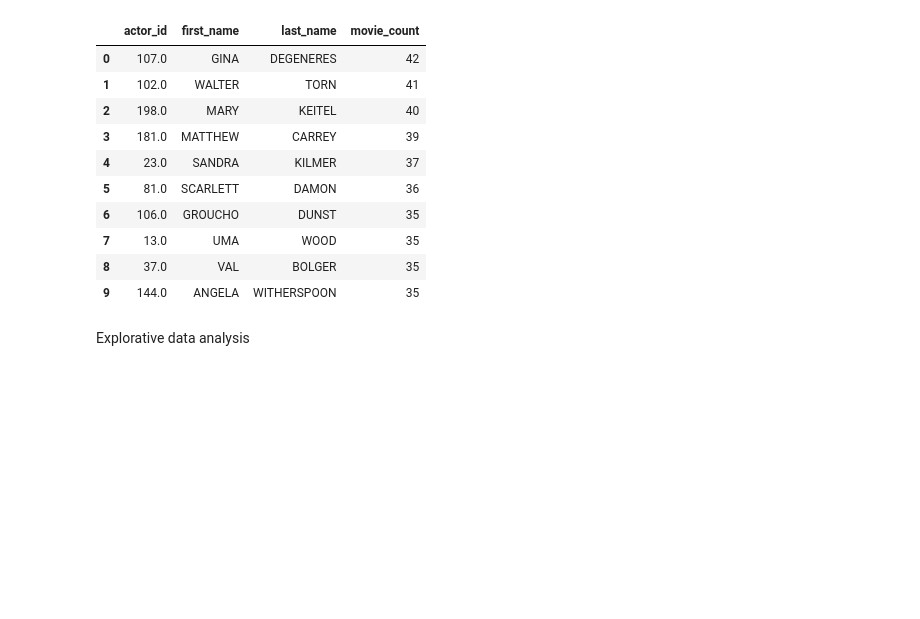
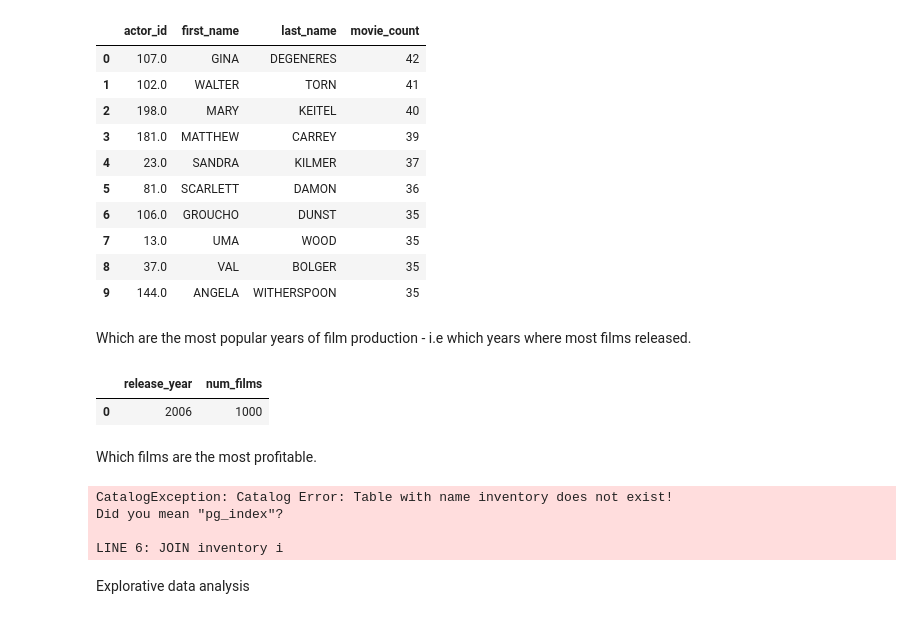
Before and after one commit to revisiting25/movie_lab, a Jupyter notebook: movie_analytics.ipynb, the cells around one changed output. Cells and saved outputs as stored; diff of their text form; code cells hidden in the pictures; blank space fills up the shorter version.

Commit message:
add profit analysis

```diff
--- a/movie_analytics.ipynb
+++ b/movie_analytics.ipynb
@@ -16,6 +16,10 @@ with duckdb.connect(duckdb_path) as conn, open("sql/load_sakila.sql") as ingest_
     films = conn.sql("FROM film;").df() #films table are now loaded into a pandas dataframe films
     actors = conn.sql("FROM actor;").df() #actors table are now loaded into a pandas dataframe actors
     film_actors = conn.sql("FROM film_actor;").df() #film_actors table are now loaded into a pandas dataframe film_actors
+    inventory = conn.sql("SELECT * FROM inventory;").df()# Load inventory table
+    rental = conn.sql("SELECT * FROM rental;").df()# Load rental table
+    payment = conn.sql("SELECT * FROM payment;").df()# Load payment table
+
 films.head(3)
 # %% [output]
 |  | film_id | title | description | release_year | language_id | original_language_id | rental_duration | ... |
@@ -173,6 +177,52 @@ conn.execute(query).df()
 | 7 | 13.0 | UMA | WOOD | 35 |
 | 8 | 37.0 | VAL | BOLGER | 35 |
 | 9 | 144.0 | ANGELA | WITHERSPOON | 35 |
+# %% [markdown]
+Which are the most popular years of film production - i.e which years where most films released.
+# %%
+conn = duckdb.connect()
+
+query = """
+SELECT
+    release_year,
+    COUNT(*) AS num_films
+FROM films
+GROUP BY release_year
+ORDER BY num_films DESC
+LIMIT 10;
+"""
+
+conn.execute(query).df()
+# %% [output]
+|  | release_year | num_films |
+| 0 | 2006 | 1000 |
+# %% [markdown]
+Which films are the most profitable.
+# %%
+conn = duckdb.connect()
+
+query = """
+SELECT
+    f.title,
+    SUM(p.amount) AS total_revenue
+FROM films f
+JOIN inventory i
+    ON f.film_id = i.film_id
+JOIN rental r
+    ON i.inventory_id = r.inventory_id
+JOIN payment p
+    ON r.rental_id = p.rental_id
+GROUP BY f.film_id, f.title
+ORDER BY total_revenue DESC
+LIMIT 10;
+"""
+
+conn.execute(query).df()
+# %% [output]
+CatalogException: Catalog Error: Table with name inventory does not exist!
+Did you mean "pg_index"?
+
+LINE 6: JOIN inventory i
 # %% [markdown]
 Explorative data analysis
 # %%
```
